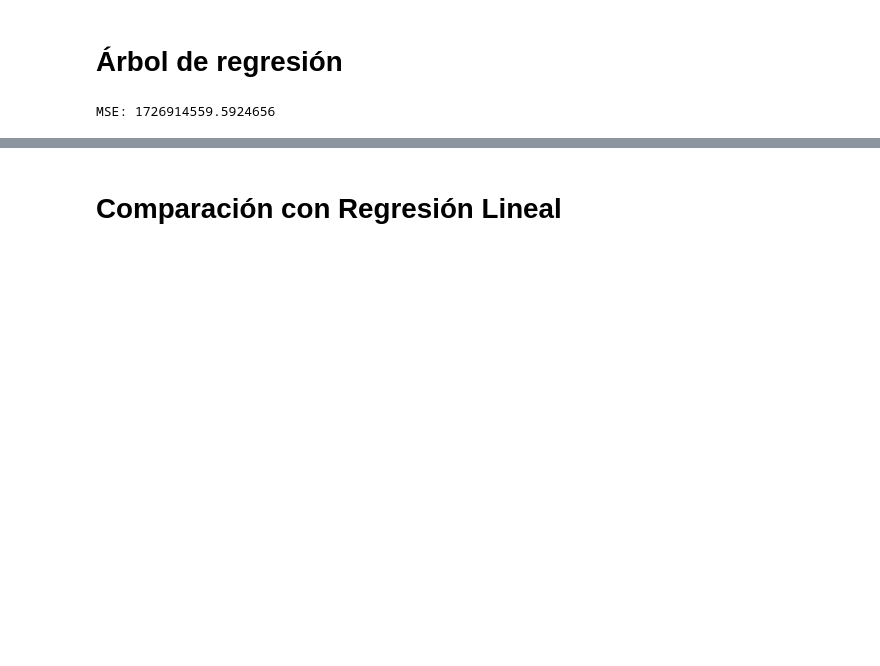
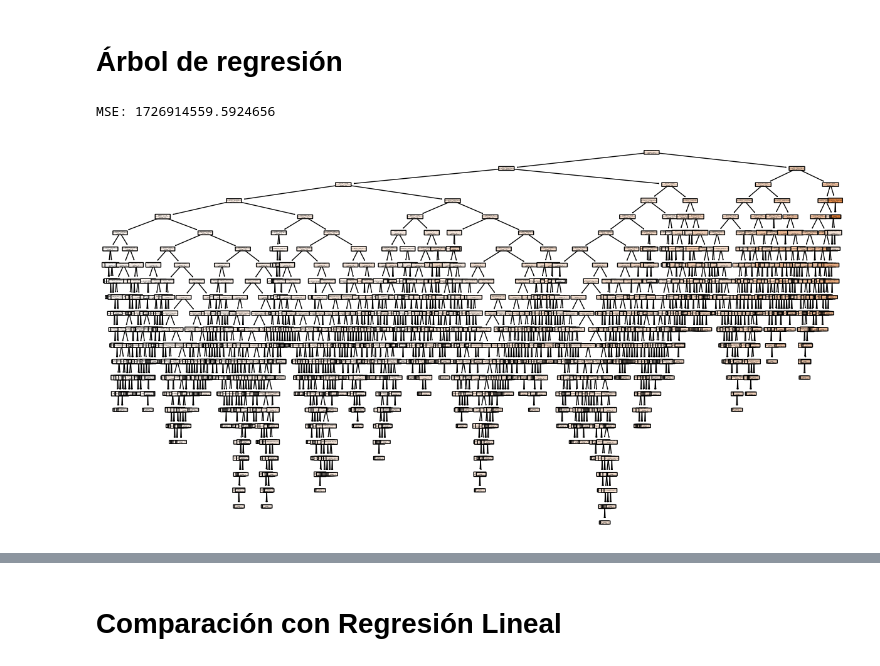
Before and after one commit to DANdelion-0908/Proyecto2-Arboles, a Jupyter notebook: Dan.ipynb, the cells around one changed output, grey strips where cells are left out. Drawn from its saved outputs; the diff is of its cells as text; code cells hidden in the pictures; blank space fills up the shorter version.

```diff
--- a/Dan.ipynb
+++ b/Dan.ipynb
@@ -34,11 +37,16 @@ Length: 81, dtype: int64
 # %%
 reg_tree = DecisionTreeRegressor(random_state=42)
 reg_tree.fit(X_train, y_train)
 
 y_pred = reg_tree.predict(X_test)
 
 mse = mean_squared_error(y_test, y_pred)
 print(f'MSE: {mse}')
+
+plt.figure(figsize=(15, 8))
+plot_tree(reg_tree, feature_names=X_train.columns, filled=True, rounded=True)
+plt.show()
 # %% [output]
 MSE: 1726914559.5924656
+[figure, added]
 # %%
```
Also changed, not shown: parts of 2 cells of this notebook.
